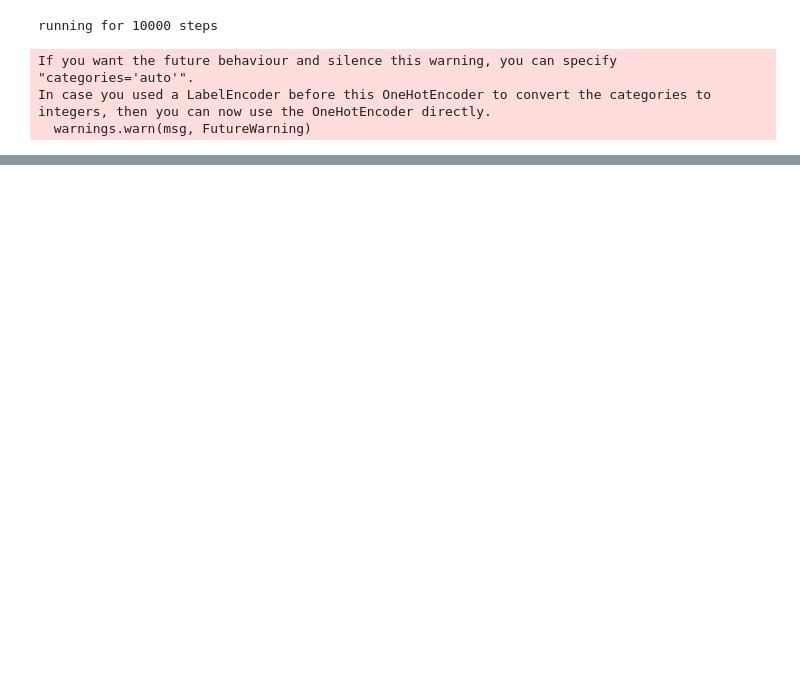
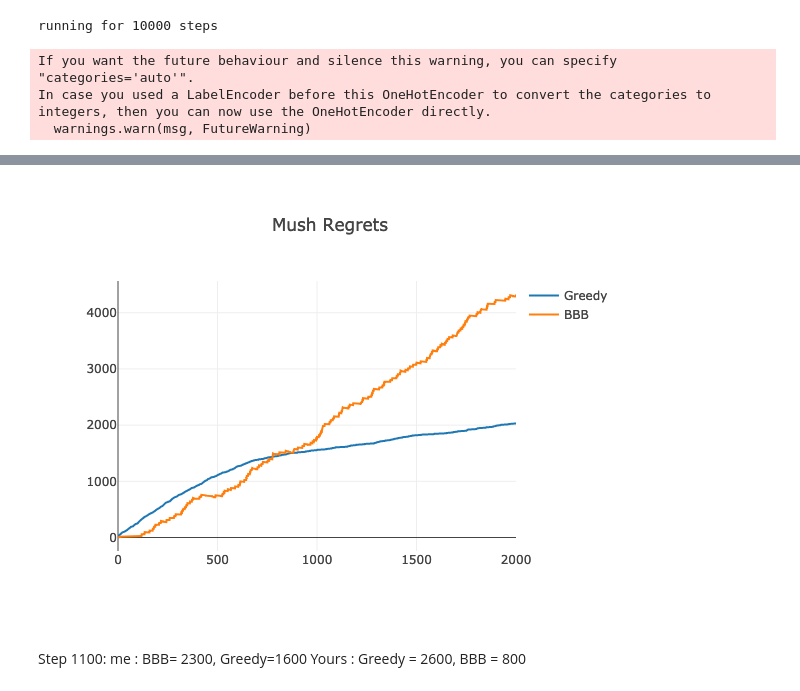
Before and after one commit to saxena-mayur/Weight-Uncertainty-in-Neural-Networks, a Jupyter notebook: Contextual Bandit/bandit_gui.ipynb, the cells around one changed output, grey strips where cells are left out. Drawn from its saved outputs; the diff is of its cells as text; code cells hidden in the pictures; blank space fills up the shorter version.

```diff
--- a/Contextual Bandit/bandit_gui.ipynb
+++ b/Contextual Bandit/bandit_gui.ipynb
@@ -212,0 +212,10 @@ Yours : Greedy = 2600, BBB = 800
+# %%
+fig = go.FigureWidget([go.Scatter(name= net.label, y=net.cum_regrets) for i, net in mushroom_nets.items()])
+fig.layout.title = 'Mush Regrets'
+py.iplot(fig)
+# %% [output]
+[figure, added]
+# %% [markdown]
+Step 1100:
+me : BBB= 2300, Greedy=1600
+Yours : Greedy = 2600, BBB = 800
```
Also changed, not shown: parts of 4 cells of this notebook, 3 other files.
